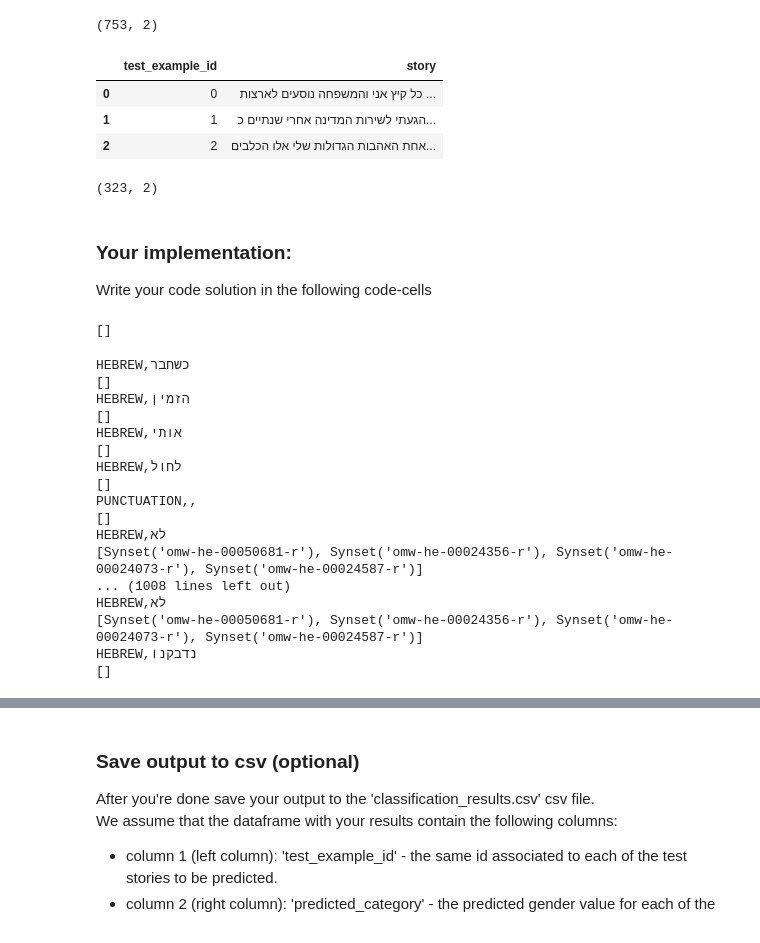
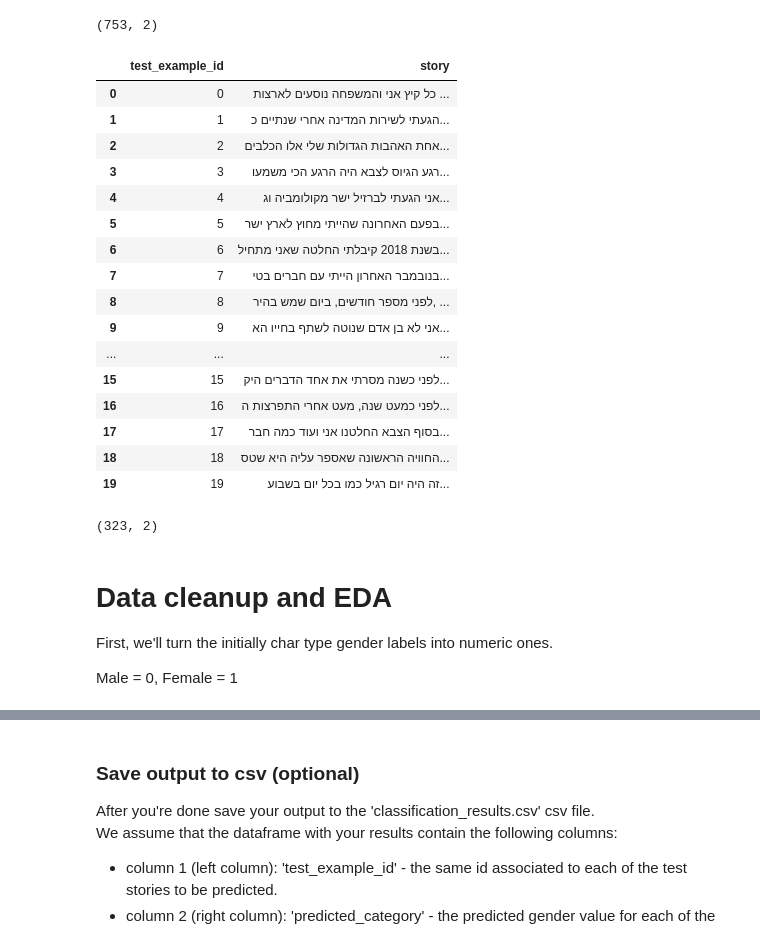
Before and after one commit to Shahars71/Text-Analysis-and-Machine-Learning, a Jupyter notebook: Assignment3-text-analysis.ipynb, the cells around one changed output, grey strips where cells are left out. Drawn from its saved outputs; the diff is of its cells as text; code cells hidden in the pictures.

```diff
--- a/Assignment3-text-analysis.ipynb
+++ b/Assignment3-text-analysis.ipynb
@@ -139,7 +134,7 @@ import hebrew_tokenizer as ht
 ### Reading input files
 Reading input files for train annotated corpus (raw text data) corpus and for the test corpus
 # %%
-train_filename = r"C:\Users\97254\Python Notebooks\Ass3\annotated_corpus_for_train.csv"
-test_filename  = r"C:\Users\97254\Python Notebooks\Ass3\corpus_for_test.csv"
+train_filename = r".\annotated_corpus_for_train.csv"
+test_filename  = r".\corpus_for_test.csv"
 df_train = pd.read_csv(train_filename, index_col=None, encoding='utf-8')
 df_test  = pd.read_csv(test_filename, index_col=None, encoding='utf-8')
@@ -158,49 +156,24 @@ df_train.shape
 | 7 | השנה התחלנו שיפוץ בדירה שלנו בתל ... | f |
 (753, 2)
 # %%
-df_test.head(3)
+df_test.head(20)
 df_test.shape
 # %% [output]
 |  | test_example_id | story |
 | 0 | 0 | כל קיץ אני והמשפחה נוסעים לארצות ... |
 | 1 | 1 | הגעתי לשירות המדינה אחרי שנתיים כ... |
 | 2 | 2 | אחת האהבות הגדולות שלי אלו הכלבים... |
+| 3 | 3 | רגע הגיוס לצבא היה הרגע הכי משמעו... |
+| 4 | 4 | אני הגעתי לברזיל ישר מקולומביה וג... |
+| 5 | 5 | בפעם האחרונה שהייתי מחוץ לארץ ישר... |
+| 6 | 6 | בשנת 2018 קיבלתי החלטה שאני מתחיל... |
+| 7 | 7 | בנובמבר האחרון הייתי עם חברים בטי... |
+| 8 | 8 | לפני מספר חודשים, ביום שמש בהיר, ... |
+| 9 | 9 | אני לא בן אדם שנוטה לשתף בחייו הא... |
+| ... | ... | ... |
+| 15 | 15 | לפני כשנה מסרתי את אחד הדברים היק... |
+| 16 | 16 | לפני כמעט שנה, מעט אחרי התפרצות ה... |
+| 17 | 17 | בסוף הצבא החלטנו אני ועוד כמה חבר... |
+| 18 | 18 | החוויה הראשונה שאספר עליה היא שטס... |
+| 19 | 19 | זה היה יום רגיל כמו בכל יום בשבוע... |
 (323, 2)
-# %% [markdown]
-### Your implementation:
-Write your code solution in the following code-cells
-# %%
-# YOUR CODE HERE
-from wn.morphy import Morphy
-wordnet_he = wn.Wordnet('omw-he:1.4', lemmatizer = Morphy())
-
-
-
-teststr = df_train.iloc[0,0]
-hb_tokens = ht.tokenize(teststr)
-
-wordnet_he.synsets('תלבושת')
-
-
-for grp, token, token_num, (start_index, end_index) in hb_tokens:
-    print('{},{}'.format(grp,token))
-    print(wordnet_he.synsets(token))
-# %% [output]
-[]
-HEBREW,כשחבר
-[]
-HEBREW,הזמין
-[]
-HEBREW,אותי
-[]
-HEBREW,לחול
-[]
-PUNCTUATION,,
-[]
-HEBREW,לא
-[Synset('omw-he-00050681-r'), Synset('omw-he-00024356-r'), Synset('omw-he-00024073-r'), Synset('omw-he-00024587-r')]
-... (1008 lines left out)
-HEBREW,לא
-[Synset('omw-he-00050681-r'), Synset('omw-he-00024356-r'), Synset('omw-he-00024073-r'), Synset('omw-he-00024587-r')]
-HEBREW,נדבקנו
-[]
@@ -211,0 +180,5 @@ HEBREW,נדבקנו
+# %% [markdown]
+# Data cleanup and EDA
+First, we'll turn the initially char type gender labels into numeric ones.
+
+Male = 0, Female = 1
```
Also changed, not shown: parts of 37 cells of this notebook.
